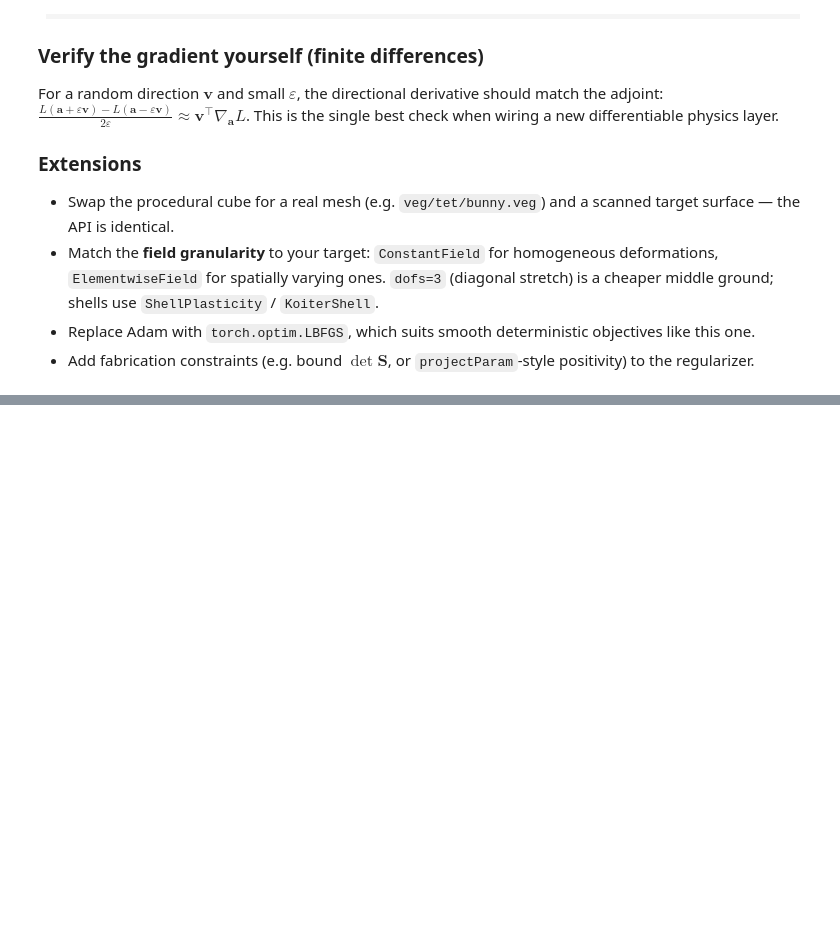
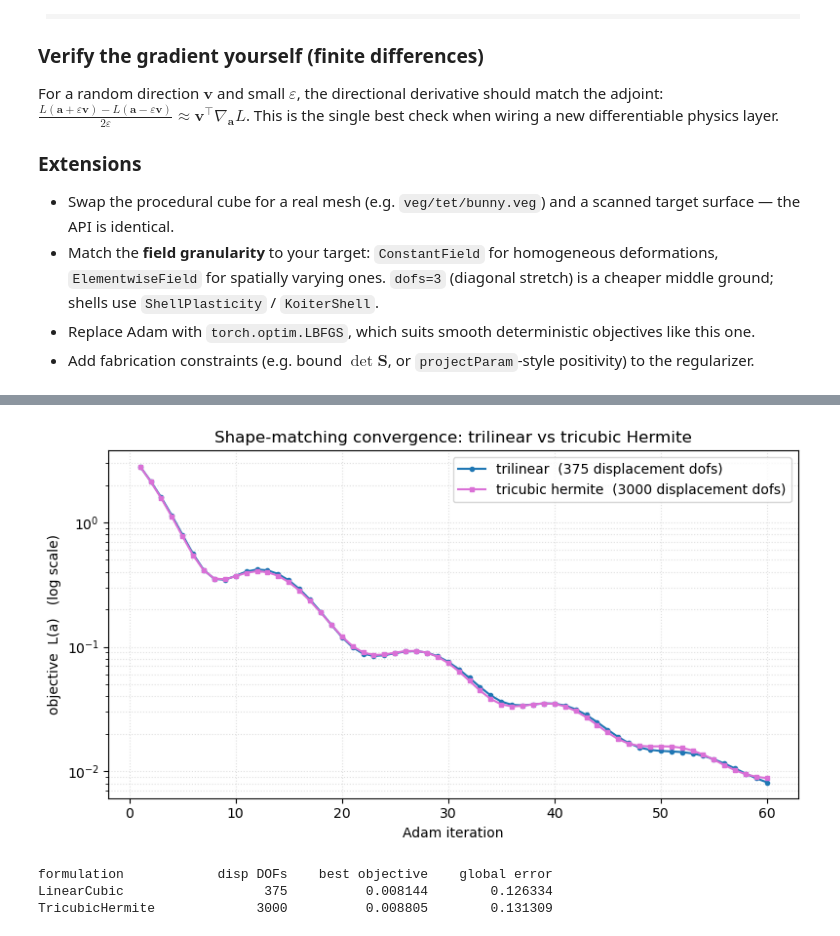
Before and after one commit to annajcy/libpgo, a Jupyter notebook: examples/plastic_shape_match_demo.ipynb, the cells around one changed output, grey strips where cells are left out. Drawn from its saved outputs; the diff is of its cells as text; code cells hidden in the pictures; blank space fills up the shorter version.

```diff
--- a/examples/plastic_shape_match_demo.ipynb
+++ b/examples/plastic_shape_match_demo.ipynb
@@ -826,0 +1142,30 @@ This is the single best check when wiring a new differentiable physics layer.
+# %%
+# Loss curves — trilinear vs tricubic Hermite on the same mesh.
+obj_trilinear = np.array([h[0] for h in history])
+obj_hermite = np.array([h[0] for h in history_h])
+steps = np.arange(1, num_outer_steps + 1)
+
+plt.figure(figsize=(8, 4.5))
+plt.semilogy(steps, obj_trilinear, color="tab:blue", marker="o", ms=3, lw=1.5,
+             label=f"trilinear  ({energy.num_dofs} displacement dofs)")
+plt.semilogy(steps, obj_hermite, color="orchid", marker="s", ms=3, lw=1.5,
+             label=f"tricubic hermite  ({energy_h.num_dofs} displacement dofs)")
+plt.xlabel("Adam iteration")
+plt.ylabel("objective  L(a)   (log scale)")
+plt.title("Shape-matching convergence: trilinear vs tricubic Hermite")
+plt.grid(True, which="both", ls=":", alpha=0.4)
+plt.legend()
+plt.tight_layout()
+plt.show()
+
+# Summary table.
+trilinear_err = float(np.linalg.norm(final_residual.ravel()))
+hermite_err = float(np.linalg.norm(final_residual_h.ravel()))
+print(f"\n{'formulation':<20}{'disp DOFs':>12}{'best objective':>18}{'global error':>16}")
+print(f"{'LinearCubic':<20}{energy.num_dofs:>12}{best_value:>18.6f}{trilinear_err:>16.6f}")
+print(f"{'TricubicHermite':<20}{energy_h.num_dofs:>12}{best_value_h:>18.6f}{hermite_err:>16.6f}")
+# %% [output]
+[figure, added]
+formulation            disp DOFs    best objective    global error
+LinearCubic                  375          0.008144        0.126334
+TricubicHermite             3000          0.008805        0.131309
```
Also changed, not shown: parts of 23 cells of this notebook, 12 other files.
